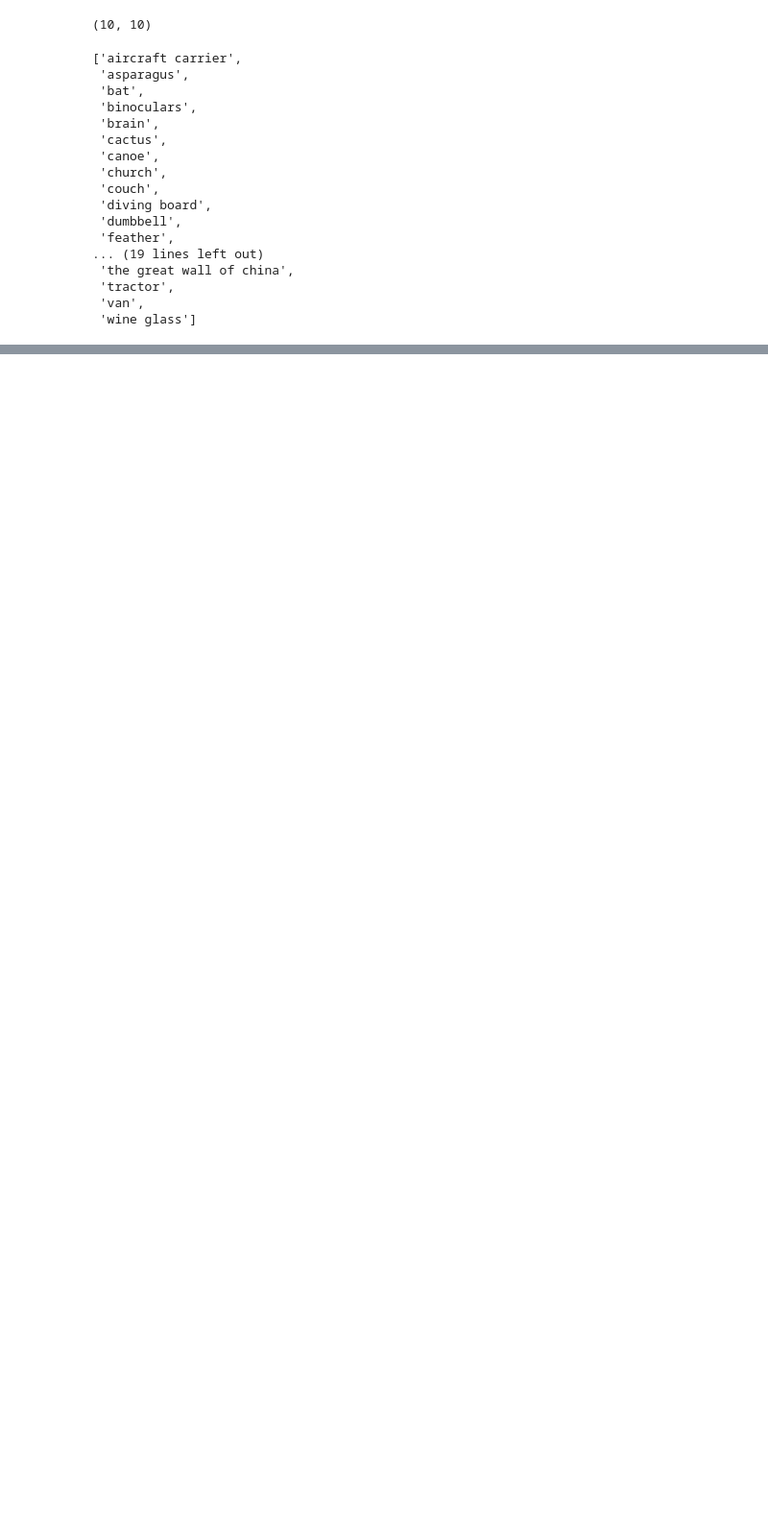
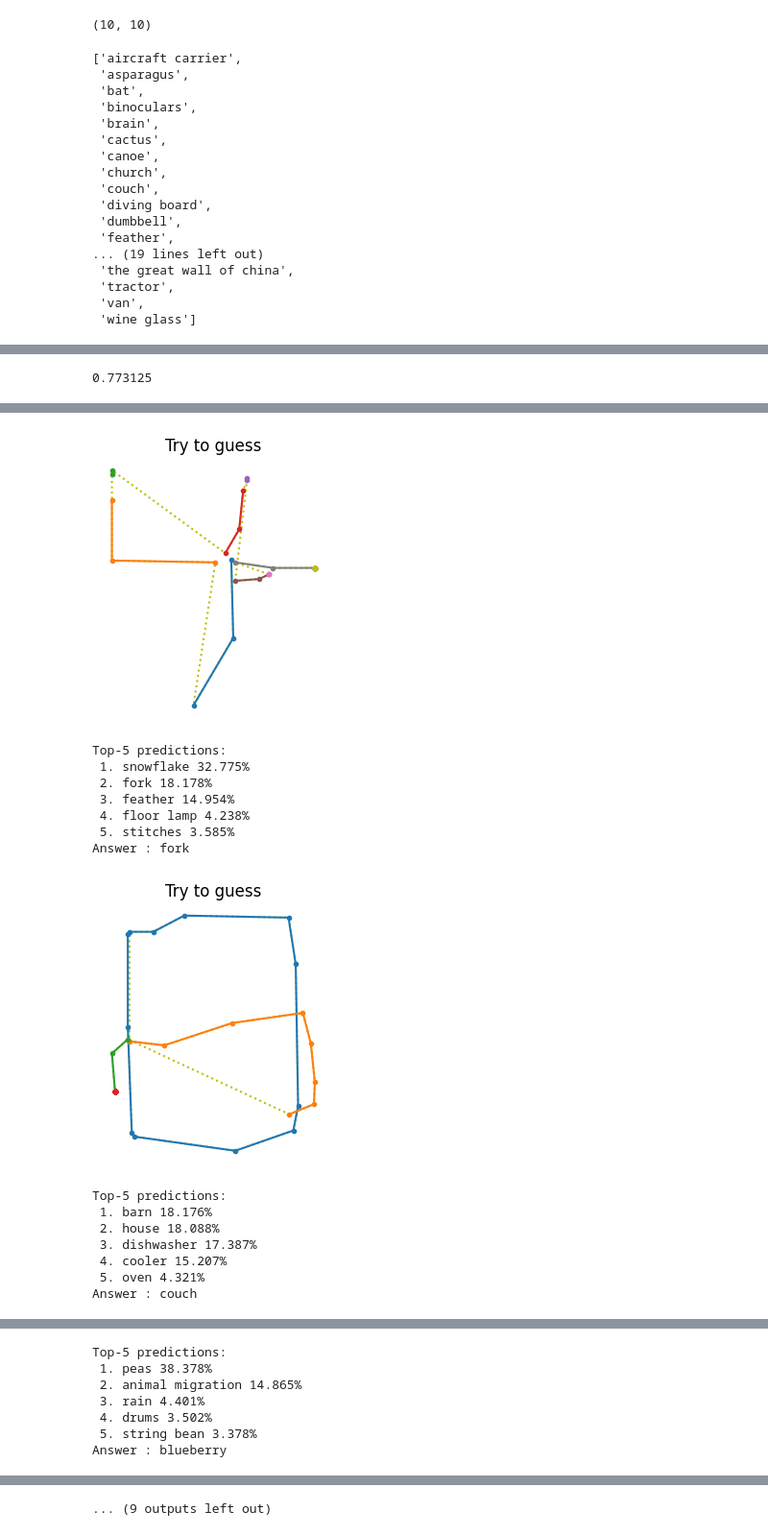
Before and after one commit to AndrewDavidRatnam/HandsonWorkingML, a Jupyter notebook: Sequences_with_RNNs_and_CNNs.ipynb, the cells around one changed output, grey strips where cells are left out. Shown: that part at 96% size. Saved outputs shown, nothing was run; the diff lists cells and outputs as text; code cells hidden in the pictures; blank space fills up the shorter version.

```diff
--- a/Sequences_with_RNNs_and_CNNs.ipynb
+++ b/Sequences_with_RNNs_and_CNNs.ipynb
@@ -167,0 +164,17 @@ model = tf.keras.Sequential([
+# %%
+model = tf.keras.Sequential([
+    tf.keras.layers.Conv1D(32, kernel_size=5, strides=2, activation="relu"),
+    tf.keras.layers.BatchNormalization(), #RNN lol ?
+    tf.keras.layers.Conv1D(64, kernel_size=5, strides=2, activation="relu"),
+    tf.keras.layers.BatchNormalization(),
+    tf.keras.layers.Conv1D(128, kernel_size=3, strides=2, activation="relu"),
+    tf.keras.layers.BatchNormalization(),
+    tf.keras.layers.LSTM(128, return_sequences=True),
+    tf.keras.layers.BatchNormalization(),
+    tf.keras.layers.LSTM(128),
+    tf.keras.layers.Dense(len(class_names), activation="softmax")
+])
+optimizer = tf.keras.optimizers.Adam(learning_rate=0.001, clipnorm=1.)
+model.compile(loss="sparse_categorical_crossentropy", optimizer=optimizer, metrics=["accuracy", "sparse_top_k_categorical_accuracy"])
+# %%
+history = model.fit(cropped_train_set, epochs=10, validation_data=cropped_valid_set)
@@ -167,0 +190,19 @@ model = tf.keras.Sequential([
+# %%
+np.mean(tf.keras.metrics.sparse_top_k_categorical_accuracy(y_test, y_probas))
+# %% [output]
+0.773125
+# %%
+n_new = 10
+Y_probas = model.predict(sketches)
+top_k = tf.nn.top_k(Y_probas, k=5)
+for index in range(n_new):
+  plt.figure(figsize=(3, 3.5))
+  draw_sketch(sketches[index])
+  plt.show()
+  print("Top-5 predictions:".format(index + 1))
+  for k in range(5):
+    class_name = class_names[top_k.indices[index, k]]
+    proba = 100 * top_k.values[index, k]
+    print(" {}. {} {:.3f}%".format(k+1, class_name, proba))
+  print("Answer : {}".format(class_names[labels[index].numpy()]))
+# %% [output]
@@ -167,0 +210,16 @@ model = tf.keras.Sequential([
+[figure, added]
+Top-5 predictions:
+ 1. snowflake 32.775%
+ 2. fork 18.178%
+ 3. feather 14.954%
+ 4. floor lamp 4.238%
+ 5. stitches 3.585%
+Answer : fork
+[figure, added]
+Top-5 predictions:
+ 1. barn 18.176%
+ 2. house 18.088%
+ 3. dishwasher 17.387%
+ 4. cooler 15.207%
+ 5. oven 4.321%
+Answer : couch
@@ -167,0 +227,7 @@ model = tf.keras.Sequential([
+Top-5 predictions:
+ 1. peas 38.378%
+ 2. animal migration 14.865%
+ 3. rain 4.401%
+ 4. drums 3.502%
+ 5. string bean 3.378%
+Answer : blueberry
@@ -167,0 +251 @@ model = tf.keras.Sequential([
+... (9 outputs left out)
```
Also changed, not shown: parts of 13 cells of this notebook.
